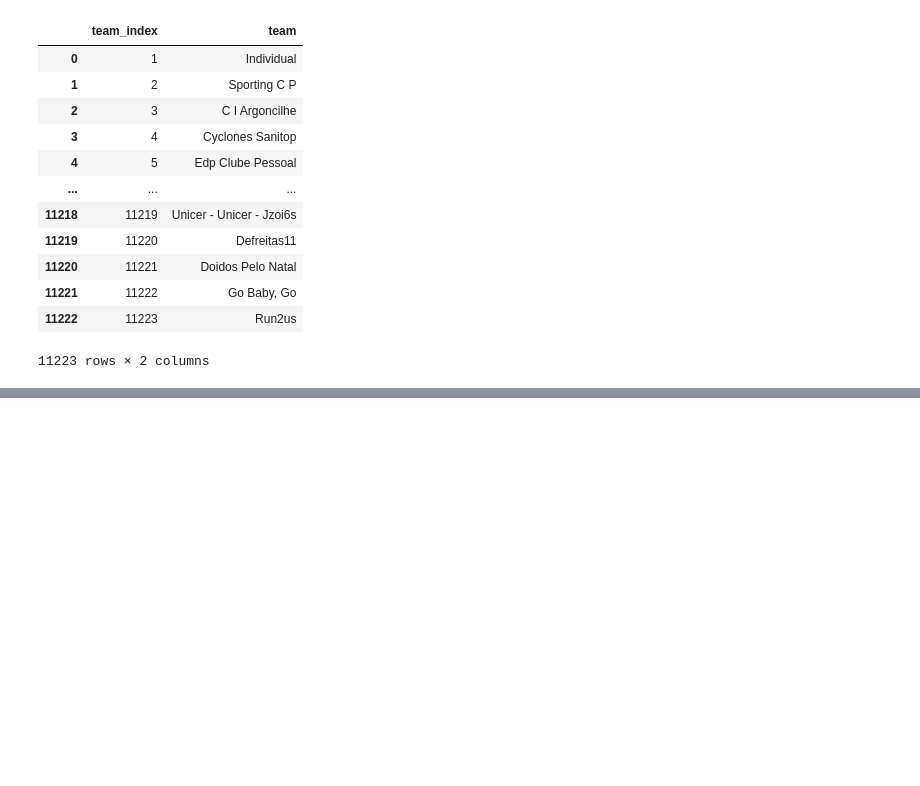
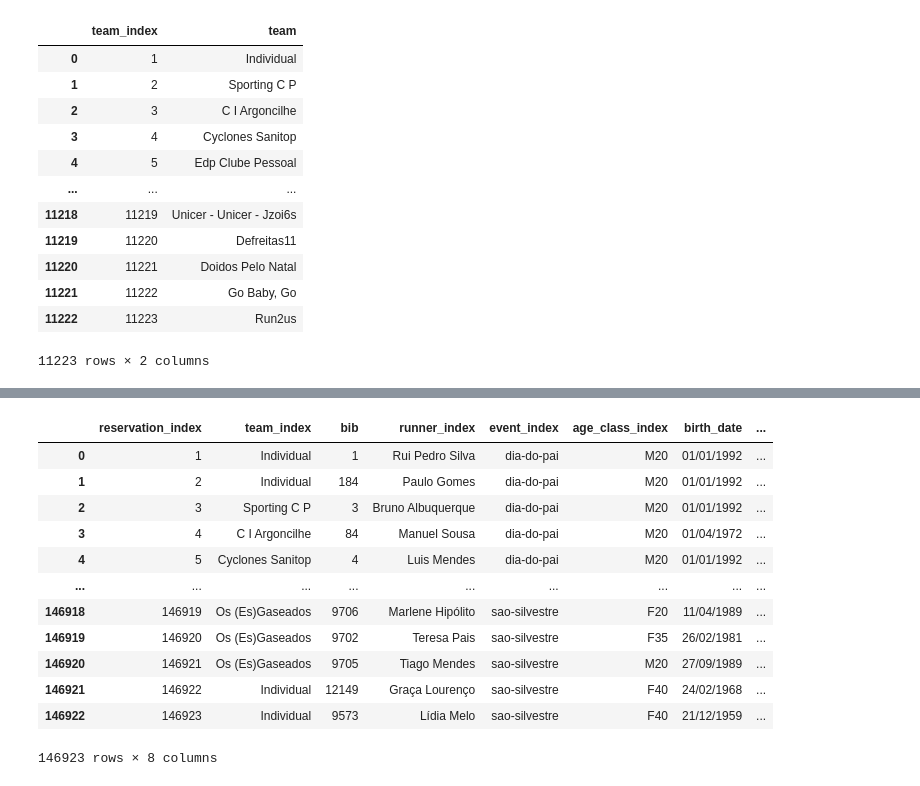
Before and after one commit to VascoBartolo/db-project, a Jupyter notebook: primary tables.ipynb, the cells around one changed output, grey strips where cells are left out. Cells and saved outputs as stored; diff of their text form; code cells hidden in the pictures; blank space fills up the shorter version.

```diff
--- a/primary tables.ipynb
+++ b/primary tables.ipynb
@@ -370,0 +398,16 @@ reservation2
+# %%
+reservation2
+# %% [output]
+|  | reservation_index | team_index | bib | runner_index | event_index | age_class_index | birth_date | ... |
+| 0 | 1 | Individual | 1 | Rui Pedro Silva | dia-do-pai | M20 | 01/01/1992 | ... |
+| 1 | 2 | Individual | 184 | Paulo Gomes | dia-do-pai | M20 | 01/01/1992 | ... |
+| 2 | 3 | Sporting C P | 3 | Bruno Albuquerque | dia-do-pai | M20 | 01/01/1992 | ... |
+| 3 | 4 | C I Argoncilhe | 84 | Manuel Sousa | dia-do-pai | M20 | 01/04/1972 | ... |
+| 4 | 5 | Cyclones Sanitop | 4 | Luis Mendes | dia-do-pai | M20 | 01/01/1992 | ... |
+| ... | ... | ... | ... | ... | ... | ... | ... | ... |
+| 146918 | 146919 | Os (Es)Gaseados | 9706 | Marlene Hipólito | sao-silvestre | F20 | 11/04/1989 | ... |
+| 146919 | 146920 | Os (Es)Gaseados | 9702 | Teresa Pais | sao-silvestre | F35 | 26/02/1981 | ... |
+| 146920 | 146921 | Os (Es)Gaseados | 9705 | Tiago Mendes | sao-silvestre | M20 | 27/09/1989 | ... |
+| 146921 | 146922 | Individual | 12149 | Graça Lourenço | sao-silvestre | F40 | 24/02/1968 | ... |
+| 146922 | 146923 | Individual | 9573 | Lídia Melo | sao-silvestre | F40 | 21/12/1959 | ... |
+146923 rows × 8 columns
```
Also changed, not shown: parts of 7 cells of this notebook, 1 other file.
